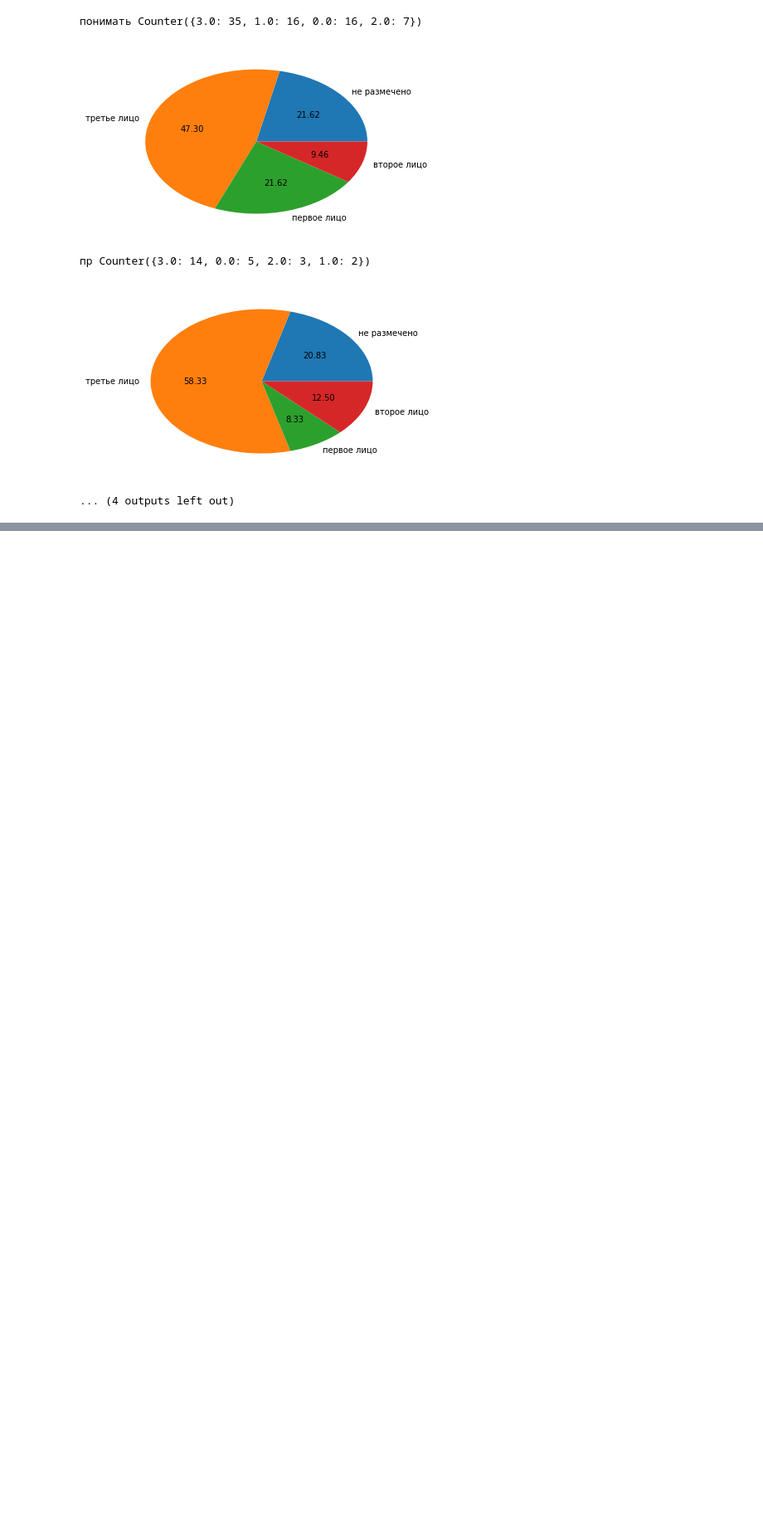
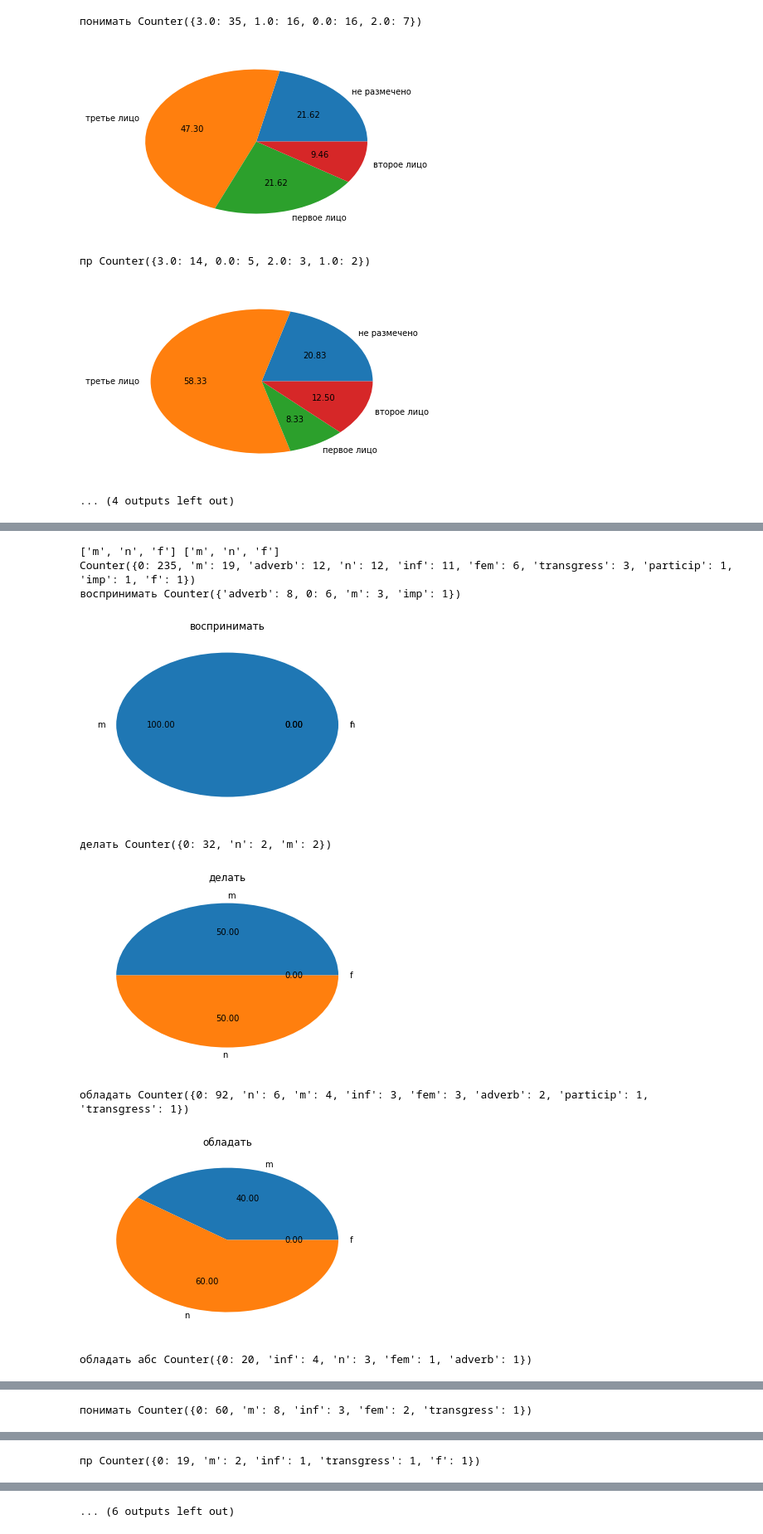
Before and after one commit to marchdown/schisch, a Jupyter notebook: schisch.ipynb, the cells around one changed output, grey strips where cells are left out. Shown: that part at 83% size. Saved outputs shown, nothing was run; the diff lists cells and outputs as text; code cells hidden in the pictures; blank space fills up the shorter version.

```diff
--- a/schisch.ipynb
+++ b/schisch.ipynb
@@ -650,0 +671,29 @@ ValueError: 'label' must be of length 'x'
+# %%
+print(gender_values, gender_value_names)
+
+gender_counter_across_all_types = Counter(data['gender_'])
+print(gender_counter_across_all_types)
+
+for t in semantic_types:
+    gender_counter = Counter(data[data['semantic group_']==t]['gender_'])
+
+    print(t, gender_counter)
+    plt.pie([gender_counter[f] for f in gender_values], labels=gender_value_names, autopct='%.2f')
+    plt.title(t)
+    plt.show()
+
+gender_counter = Counter(data['gender_'])
+print(t, gender_counter)
+plt.pie([gender_counter[f] for f in gender_values], labels=gender_value_names, autopct='%.2f')
+plt.title("всё вместе")
+plt.show()
+# %% [output]
+['m', 'n', 'f'] ['m', 'n', 'f']
+Counter({0: 235, 'm': 19, 'adverb': 12, 'n': 12, 'inf': 11, 'fem': 6, 'transgress': 3, 'particip': 1, 'imp': 1, 'f': 1})
+воспринимать Counter({'adverb': 8, 0: 6, 'm': 3, 'imp': 1})
+[figure, added]
+делать Counter({0: 32, 'n': 2, 'm': 2})
+[figure, added]
+обладать Counter({0: 92, 'n': 6, 'm': 4, 'inf': 3, 'fem': 3, 'adverb': 2, 'particip': 1, 'transgress': 1})
+[figure, added]
+обладать абс Counter({0: 20, 'inf': 4, 'n': 3, 'fem': 1, 'adverb': 1})
@@ -650,0 +701 @@ ValueError: 'label' must be of length 'x'
+понимать Counter({0: 60, 'm': 8, 'inf': 3, 'fem': 2, 'transgress': 1})
@@ -650,0 +703 @@ ValueError: 'label' must be of length 'x'
+пр Counter({0: 19, 'm': 2, 'inf': 1, 'transgress': 1, 'f': 1})
@@ -651,3 +705,4 @@ ValueError: 'label' must be of length 'x'
+... (6 outputs left out)
 # %%
 # TODO:
 ## [ ] почистить все используемые колонки, избавиться от NaN, представить года как Int или строки,
```
Also changed, not shown: parts of 2 cells of this notebook.
